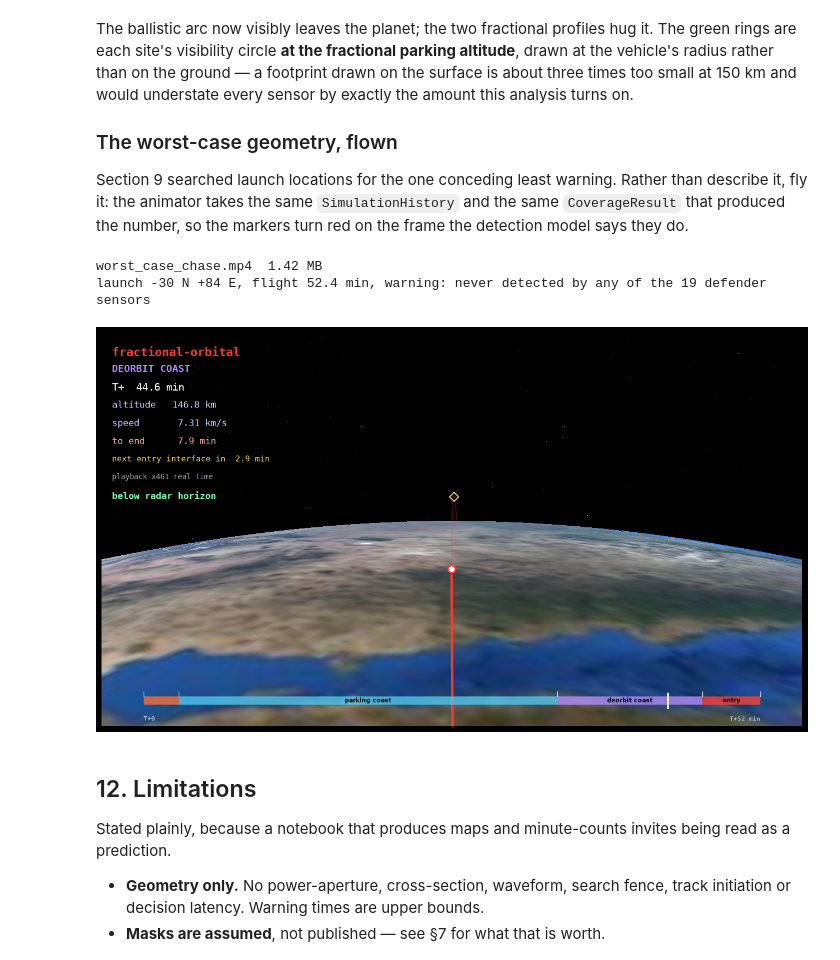
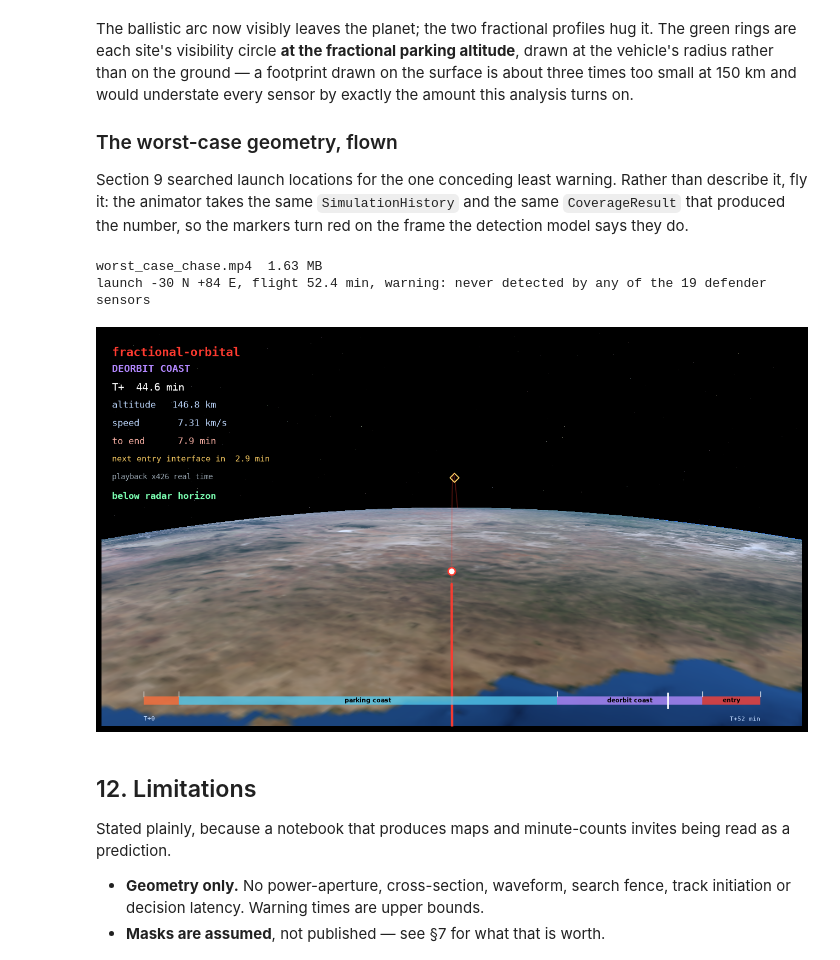
Before and after one commit to ethank5149/Parameterized-AeroStructural-State-Estimation-Sandbox, a Jupyter notebook: notebooks/fobs-warning-analysis.ipynb, the cells around one changed output. Cells and saved outputs as stored; diff of their text form; code cells hidden in the pictures.

```diff
--- a/notebooks/fobs-warning-analysis.ipynb
+++ b/notebooks/fobs-warning-analysis.ipynb
@@ -723,12 +723,15 @@ from passes.batch.backend import cuda_available
 from passes.viz import (
     ChaseRig, SceneStyle, SimulationHistory, TrajectoryAnimator,
     draw_horizon_ring, draw_marker, draw_sites, draw_track,
-    geodetic_to_cartesian, globe_plate, load_texture, look_at, sun_direction,
+    default_blue_marble, geodetic_to_cartesian, globe_plate, look_at,
+    sun_direction,
     to_device,
 )
 
 BACKEND = "cupy" if cuda_available() else "numpy"
-TEXTURE = to_device(load_texture(), BACKEND)
+# Blue Marble Next Generation at 15 arc-seconds, decimated to a cached global
+# mosaic, rather than the 4096 x 2048 legacy JPEG.
+TEXTURE = to_device(default_blue_marble().texture(height=4096, month=6), BACKEND)
 R = WGS84_MEAN_RADIUS
 
 PROFILES = {
@@ -758,14 +761,14 @@ camera = look_at(np.zeros(3), 3.6 * R,
 
 fig, ax = globe_plate(camera, TEXTURE, R, sun=SUN, backend=BACKEND)
 for name, (trajectory, _, color) in PROFILES.items():
-    draw_track(ax, HISTORIES[name].positions, camera, color=color, width=2.6, body_radius=R)
-draw_sites(ax, sites, camera, body_radius=R)
+    draw_track(ax, HISTORIES[name].positions, camera, color=color, width=2.6, surface=R)
+draw_sites(ax, sites, camera, surface=R)
 for radar in sites:
-    draw_horizon_ring(ax, radar, PARKING_ALTITUDE, camera, body_radius=R,
+    draw_horizon_ring(ax, radar, PARKING_ALTITUDE, camera, surface=R,
                       color="#7CFFB2", width=0.7, alpha=0.35)
-draw_marker(ax, launch_xyz, camera, body_radius=R, s=130, marker="v", c="white",
+draw_marker(ax, launch_xyz, camera, surface=R, s=130, marker="v", c="white",
             edgecolors="black", linewidths=1.2, zorder=6)
-draw_marker(ax, target_xyz, camera, body_radius=R, s=280, marker="*", c="#FFD166",
+draw_marker(ax, target_xyz, camera, surface=R, s=280, marker="*", c="#FFD166",
             edgecolors="black", linewidths=1.0, zorder=6)
 for offset, (name, (_, _, color)) in enumerate(PROFILES.items()):
     ax.text(0.02, 0.96 - 0.042 * offset, name, transform=ax.transAxes, color=color,
@@ -798,36 +801,36 @@ worst_coverage = coverage(worst.times, worst.altitudes, worst.subpoints, sites)
 worst_history = SimulationHistory.from_trajectory(worst, R)
 
 animator = TrajectoryAnimator(
     worst_history,
-    texture=TEXTURE, body_radius=R,
+    texture=TEXTURE, surface=R,
     rig=ChaseRig(),
     style=SceneStyle(track="#FF3B30"),
     sites=sites,
     coverage=worst_coverage,
     markers={"aimpoint": (target_xyz, dict(s=260, marker="*", c="#FFD166",
                                            edgecolors="black", linewidths=1.0, zorder=6))},
     width=1280, height=720, backend=BACKEND,
 )
 path = animator.render_sequence("worst_case_chase.mp4", n_frames=120, fps=20)
 
 grid = animator.times(120)
 assert grid[0] == worst_history.times[0] and grid[-1] == worst_history.times[-1]
 # "Never detected" is the point of a worst case, so say that rather than
 # printing a nan the reader has to interpret.
 warning = (f"{worst_coverage.warning_time/60:.1f} min, first seen by "
            f"{worst_coverage.first_detecting_site}"
            if worst_coverage.detected
            else f"never detected by any of the {len(sites)} defender sensors")
 print(f"{path}  {path.stat().st_size/1e6:.2f} MB")
 print(f"launch {np.rad2deg(best.latitude):+.0f} N {np.rad2deg(best.longitude):+.0f} E, "
       f"flight {worst.flight_time/60:.1f} min, warning: {warning}")
 
 figure, frame = animator.figure_at(0.85 * worst.flight_time)
 plt.show()
 # %% [output]
-worst_case_chase.mp4  1.42 MB
+worst_case_chase.mp4  1.63 MB
 launch -30 N +84 E, flight 52.4 min, warning: never detected by any of the 19 defender sensors
-[figure, old version]
+[figure, new version]
 # %% [markdown]
 ## 12. Limitations
 
```
Also changed, not shown: parts of 1 cell of this notebook, 26 other files.
